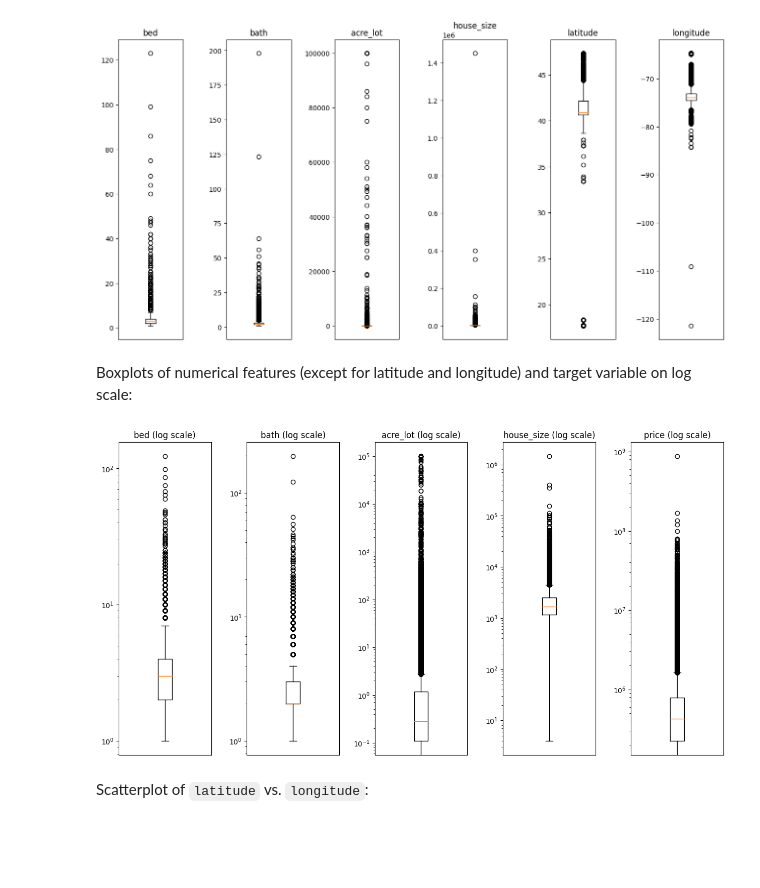
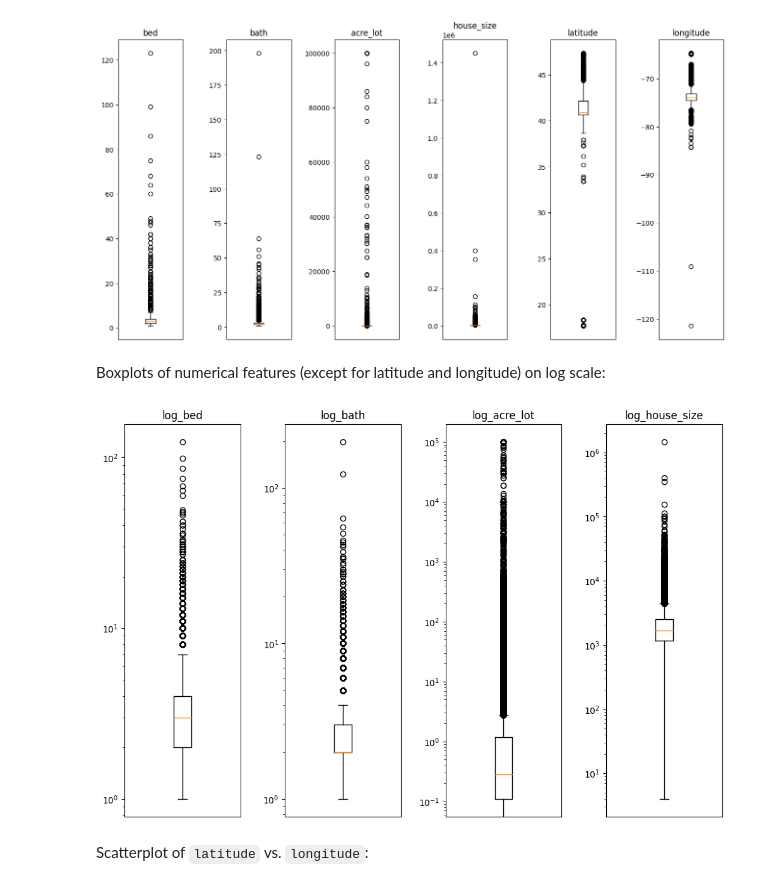
Before and after one commit to kristenvonbecker/housing_prediction_random_forest, a Jupyter notebook: housing_price_prediction.ipynb, the cells around one changed output. Drawn from its saved outputs; the diff is of its cells as text; code cells hidden in the pictures; blank space fills up the shorter version.

```diff
--- a/housing_price_prediction.ipynb
+++ b/housing_price_prediction.ipynb
@@ -398,25 +359,23 @@ plt.show()
 # %% [output]
 [figure]
 # %% [markdown]
-Boxplots of numerical features (except for latitude and longitude) and target variable on log scale:
+Boxplots of numerical features (except for latitude and longitude) on log scale:
 # %%
-# change these to histograms
-
 log_num_variables = [var for var in num_variables if var not in ['latitude', 'longitude']]
 
 fig = plt.figure(figsize=(18, 7))
 
 for i, var in enumerate(log_num_variables):
   ax = fig.add_subplot(1, 7, i+1)
   ax.boxplot(df[var][~df[var].isna()], meanline=True)
   ax.set_yscale('log')
-  plt.title("{} (log scale)".format(var))
+  plt.title("log_{}".format(var))
   plt.tick_params(axis='x', bottom=False, labelbottom=False)
 
 fig.tight_layout(pad=2.0)
 plt.show()
 # %% [output]
-[figure, old version]
+[figure, new version]
 # %% [markdown]
 Scatterplot of `latitude` vs. `longitude`:
 # %%
```
Also changed, not shown: parts of 38 cells of this notebook.
